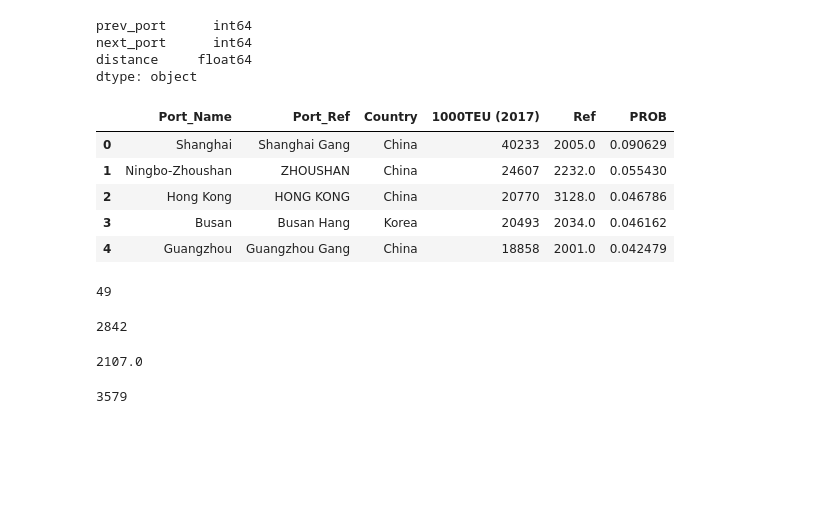
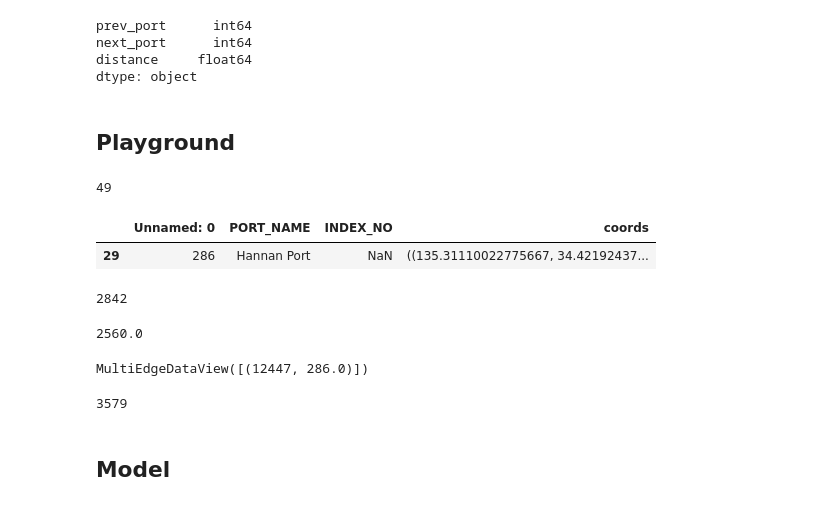
Before and after one commit to jvschlierf/Networks-ships-reroutes, a Jupyter notebook: Shipping_ABM.ipynb, the cells around one changed output. Cells and saved outputs as stored; diff of their text form; code cells hidden in the pictures; blank space fills up the shorter version.

```diff
--- a/Shipping_ABM.ipynb
+++ b/Shipping_ABM.ipynb
@@ -37,12 +36,5 @@ prev_port      int64
 next_port      int64
 distance     float64
 dtype: object
-# %%
-origin.head()
-# %% [output]
-|  | Port_Name | Port_Ref | Country | 1000TEU (2017) | Ref | PROB |
-| 0 | Shanghai | Shanghai Gang | China | 40233 | 2005.0 | 0.090629 |
-| 1 | Ningbo-Zhoushan | ZHOUSHAN | China | 24607 | 2232.0 | 0.055430 |
-| 2 | Hong Kong | HONG KONG | China | 20770 | 3128.0 | 0.046786 |
-| 3 | Busan | Busan Hang | Korea | 20493 | 2034.0 | 0.046162 |
-| 4 | Guangzhou | Guangzhou Gang | China | 18858 | 2001.0 | 0.042479 |
+# %% [markdown]
+## Playground
@@ -55,6 +53,12 @@ for index, row in origin.iterrows():
 e
 # %% [output]
 49
+# %%
+ports[ports["Unnamed: 0"]==286]
+# ports.head()
+# %% [output]
+|  | Unnamed: 0 | PORT_NAME | INDEX_NO | coords |
+| 29 | 286 | Hannan Port | NaN | ((135.31110022775667, 34.42192437... |
 # %%
 N = data["next_port"].tolist()
 N = list(set(N))
@@ -62,6 +66,6 @@ print(len(N))
 # %% [output]
 2842
 # %%
-print(np.random.choice(origin["Ref"], size=None, replace=True,  p=origin["PROB"]))
+np.random.choice(origin["Ref"], size=None, replace=True,  p=origin["PROB"])
 # %% [output]
-2107.0
+2560.0
@@ -74,7 +72,13 @@ grid = NetworkGrid(G) #Define Mesa Grid as the just created Network to allow for
+# %%
+G.edges(12447)
+# %% [output]
+MultiEdgeDataView([(12447, 286.0)])
 # %%
 random.sample(G.nodes, k=1)[0]
 # %% [output]
 3579
+# %% [markdown]
+## Model
 # %%
 class ShippingNetwork(Model):
     def __init__(self, N, distances, major_ports, S=2):
```
Also changed, not shown: parts of 12 cells of this notebook.
